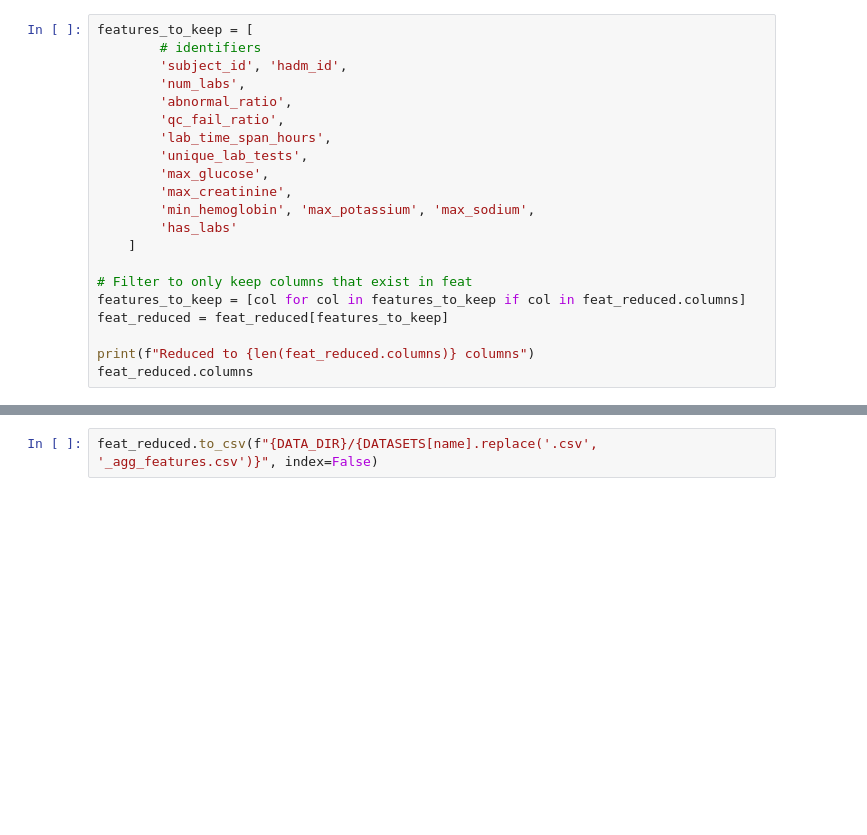
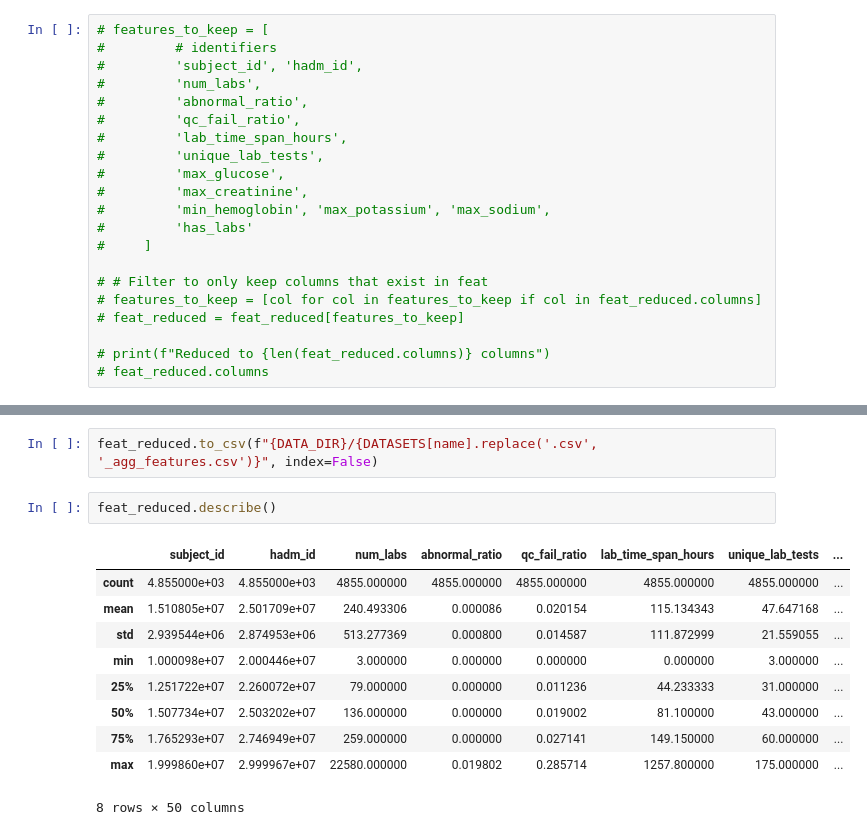
Before and after one commit to alexandermittet/Data_Analytics_for_Health_UniPi, a Jupyter notebook: code/1.1 df2 laboratory.ipynb, the cells around one changed output, grey strips where cells are left out. Saved outputs shown, nothing was run; the diff lists cells and outputs as text; blank space fills up the shorter version.

```diff
--- a/code/1.1 df2 laboratory.ipynb
+++ b/code/1.1 df2 laboratory.ipynb
@@ -1521,26 +1860,26 @@ Index(['subject_id', 'hadm_id', 'num_labs', 'abnormal_ratio', 'qc_fail_ratio',
 # %%
 feat_reduced.to_csv(f"{DATA_DIR}/{DATASETS[name].replace('.csv', '_agg_features_large.csv')}", index=False)
 # %%
-features_to_keep = [
-        # identifiers
-        'subject_id', 'hadm_id',
-        'num_labs',
-        'abnormal_ratio',
-        'qc_fail_ratio',
-        'lab_time_span_hours',
-        'unique_lab_tests',
-        'max_glucose',
-        'max_creatinine',
-        'min_hemoglobin', 'max_potassium', 'max_sodium',
-        'has_labs'
-    ]
+# features_to_keep = [
+#         # identifiers
+#         'subject_id', 'hadm_id',
+#         'num_labs',
+#         'abnormal_ratio',
+#         'qc_fail_ratio',
+#         'lab_time_span_hours',
+#         'unique_lab_tests',
+#         'max_glucose',
+#         'max_creatinine',
+#         'min_hemoglobin', 'max_potassium', 'max_sodium',
+#         'has_labs'
+#     ]
 
-# Filter to only keep columns that exist in feat
-features_to_keep = [col for col in features_to_keep if col in feat_reduced.columns]
-feat_reduced = feat_reduced[features_to_keep]
+# # Filter to only keep columns that exist in feat
+# features_to_keep = [col for col in features_to_keep if col in feat_reduced.columns]
+# feat_reduced = feat_reduced[features_to_keep]
 
-print(f"Reduced to {len(feat_reduced.columns)} columns")
-feat_reduced.columns
+# print(f"Reduced to {len(feat_reduced.columns)} columns")
+# feat_reduced.columns
 # %% [output]
 Reduced to 13 columns
 Index(['subject_id', 'hadm_id', 'num_labs', 'abnormal_ratio', 'qc_fail_ratio',
@@ -1552,3 +1891,16 @@ Index(['subject_id', 'hadm_id', 'num_labs', 'abnormal_ratio', 'qc_fail_ratio',
 ## Save SLim
 # %%
 feat_reduced.to_csv(f"{DATA_DIR}/{DATASETS[name].replace('.csv', '_agg_features.csv')}", index=False)
+# %%
+feat_reduced.describe()
+# %% [output]
+|  | subject_id | hadm_id | num_labs | abnormal_ratio | qc_fail_ratio | lab_time_span_hours | unique_lab_tests | ... |
+| count | 4.855000e+03 | 4.855000e+03 | 4855.000000 | 4855.000000 | 4855.000000 | 4855.000000 | 4855.000000 | ... |
+| mean | 1.510805e+07 | 2.501709e+07 | 240.493306 | 0.000086 | 0.020154 | 115.134343 | 47.647168 | ... |
+| std | 2.939544e+06 | 2.874953e+06 | 513.277369 | 0.000800 | 0.014587 | 111.872999 | 21.559055 | ... |
+| min | 1.000098e+07 | 2.000446e+07 | 3.000000 | 0.000000 | 0.000000 | 0.000000 | 3.000000 | ... |
+| 25% | 1.251722e+07 | 2.260072e+07 | 79.000000 | 0.000000 | 0.011236 | 44.233333 | 31.000000 | ... |
+| 50% | 1.507734e+07 | 2.503202e+07 | 136.000000 | 0.000000 | 0.019002 | 81.100000 | 43.000000 | ... |
+| 75% | 1.765293e+07 | 2.746949e+07 | 259.000000 | 0.000000 | 0.027141 | 149.150000 | 60.000000 | ... |
+| max | 1.999860e+07 | 2.999967e+07 | 22580.000000 | 0.019802 | 0.285714 | 1257.800000 | 175.000000 | ... |
+8 rows × 50 columns
```
Also changed, not shown: parts of 24 cells of this notebook.
